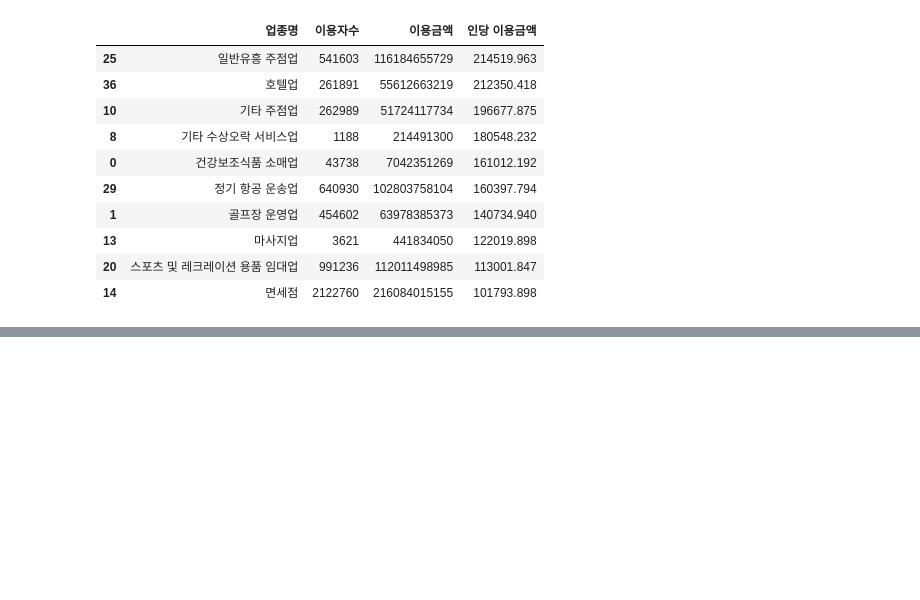
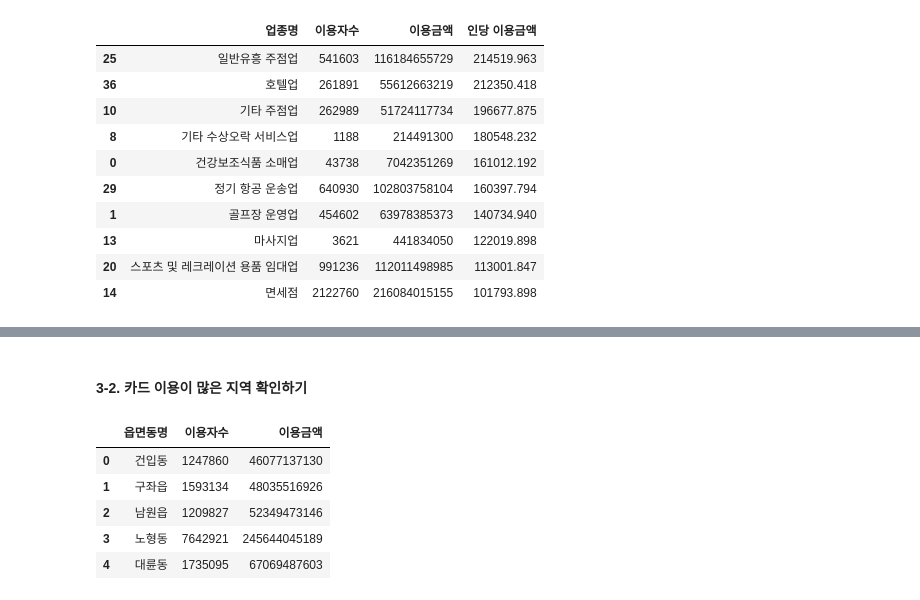
Before and after one commit to chltmddn5843/DataStudy, a Jupyter notebook: Juyoung/Codeit_Project/Codeit:project2.ipynb, the cells around one changed output, grey strips where cells are left out. Saved outputs shown, nothing was run; the diff lists cells and outputs as text; code cells hidden in the pictures; blank space fills up the shorter version.

```diff
--- a/Juyoung/Codeit_Project/Codeit:project2.ipynb
+++ b/Juyoung/Codeit_Project/Codeit:project2.ipynb
@@ -359,0 +360,12 @@ plt.show()
+# %% [markdown]
+#### 3-2. 카드 이용이 많은 지역 확인하기
+# %%
+usebyreg = df.groupby('읍면동명').sum().reset_index()
+usebyreg.head()
+# %% [output]
+|  | 읍면동명 | 이용자수 | 이용금액 |
+| 0 | 건입동 | 1247860 | 46077137130 |
+| 1 | 구좌읍 | 1593134 | 48035516926 |
+| 2 | 남원읍 | 1209827 | 52349473146 |
+| 3 | 노형동 | 7642921 | 245644045189 |
+| 4 | 대륜동 | 1735095 | 67069487603 |
```
Also changed, not shown: parts of 9 cells of this notebook.
